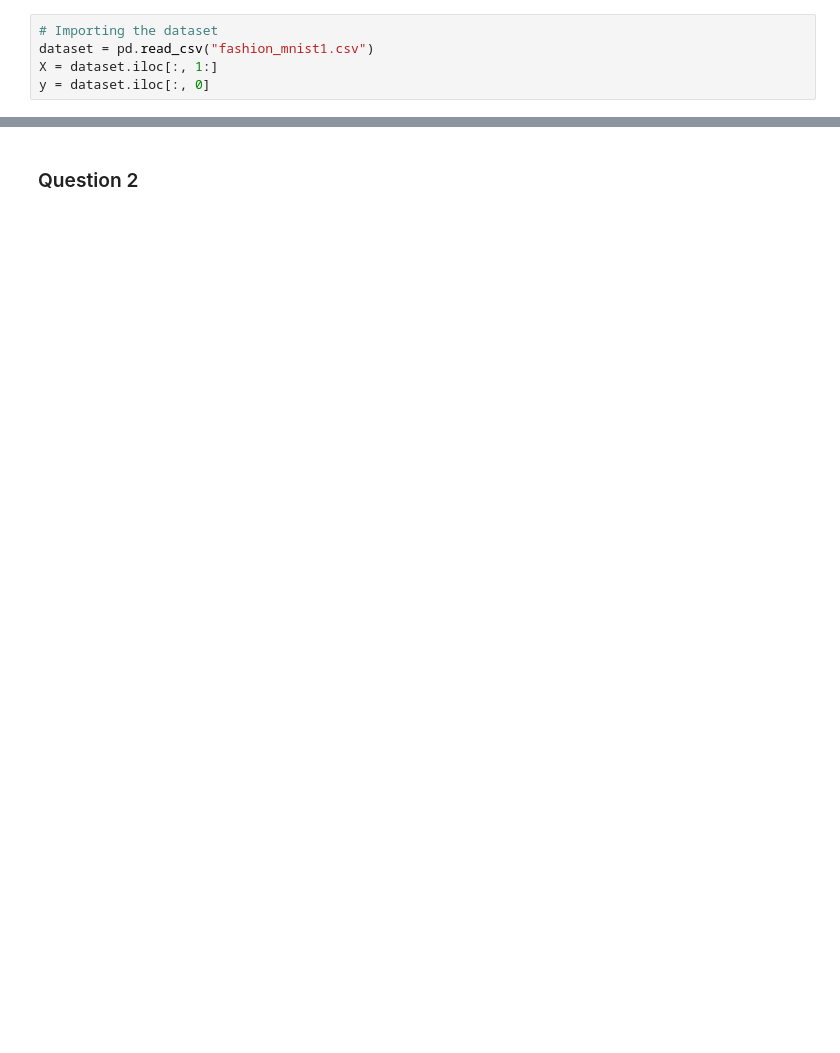
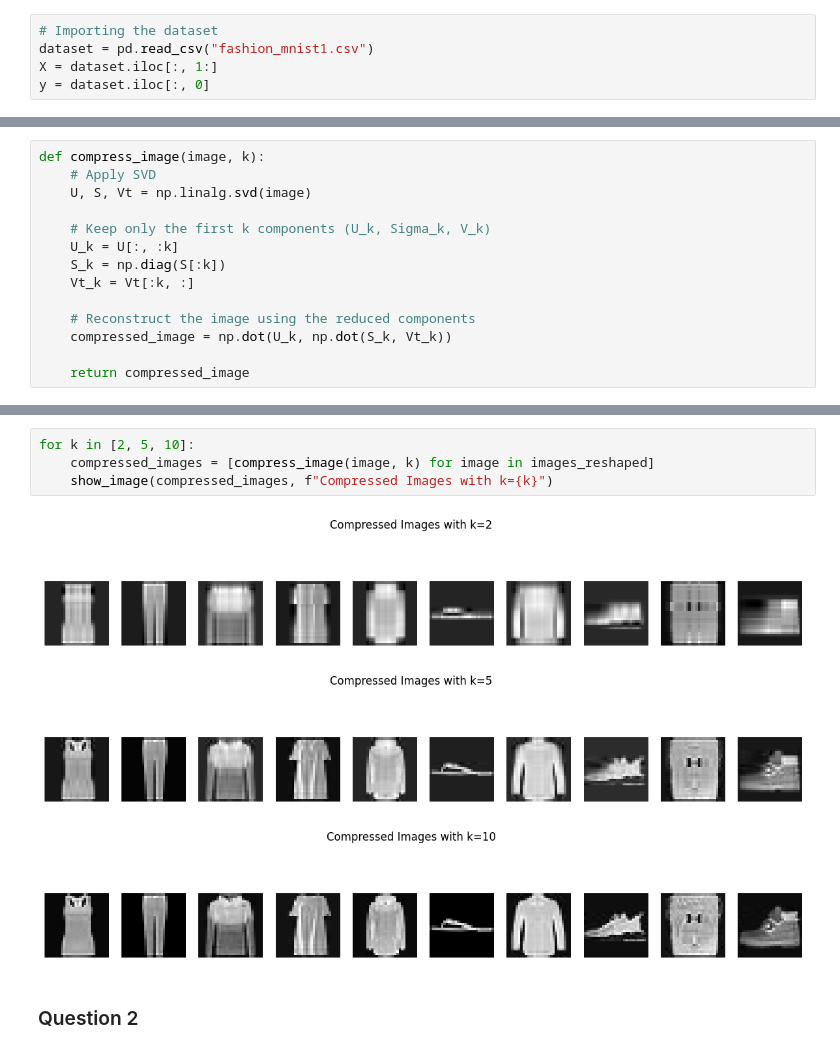
Before and after one commit to Huy1996/CMPE-255, a Jupyter notebook: Assignment 1 bonus/assignment1.ipynb, the cells around one changed output, grey strips where cells are left out. Saved outputs shown, nothing was run; the diff lists cells and outputs as text; blank space fills up the shorter version.

```diff
--- a/Assignment 1 bonus/assignment1.ipynb
+++ b/Assignment 1 bonus/assignment1.ipynb
@@ -29,0 +54,14 @@ plt.show()
+# %%
+def compress_image(image, k):
+    # Apply SVD
+    U, S, Vt = np.linalg.svd(image)
+
+    # Keep only the first k components (U_k, Sigma_k, V_k)
+    U_k = U[:, :k]
+    S_k = np.diag(S[:k])
+    Vt_k = Vt[:k, :]
+
+    # Reconstruct the image using the reduced components
+    compressed_image = np.dot(U_k, np.dot(S_k, Vt_k))
+
+    return compressed_image
@@ -30,2 +84,10 @@ plt.show()
+# %%
+for k in [2, 5, 10]:
+    compressed_images = [compress_image(image, k) for image in images_reshaped]
+    show_image(compressed_images, f"Compressed Images with k={k}")
+# %% [output]
+[figure, added]
+[figure, added]
+[figure, added]
 # %% [markdown]
 ### Question 2
```
Also changed, not shown: parts of 30 cells of this notebook.
